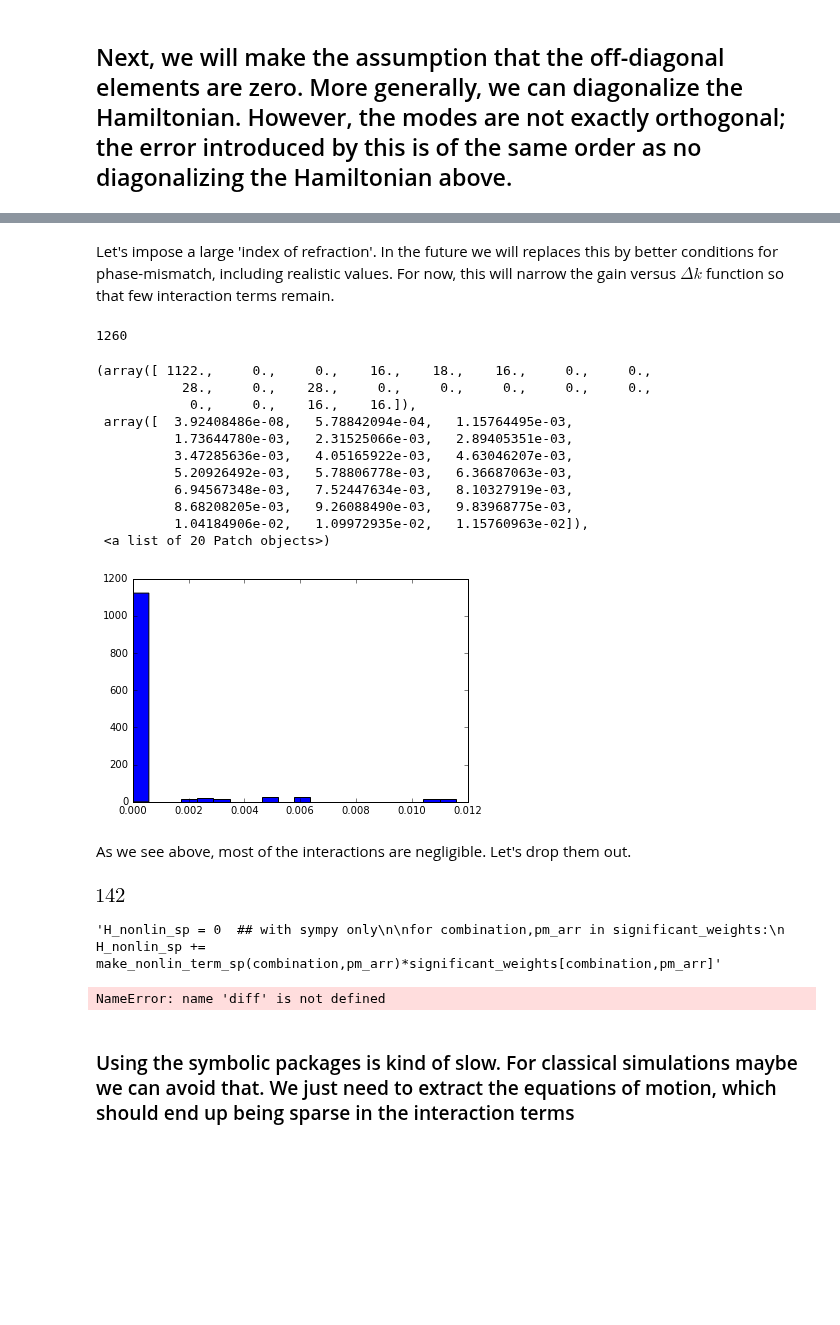
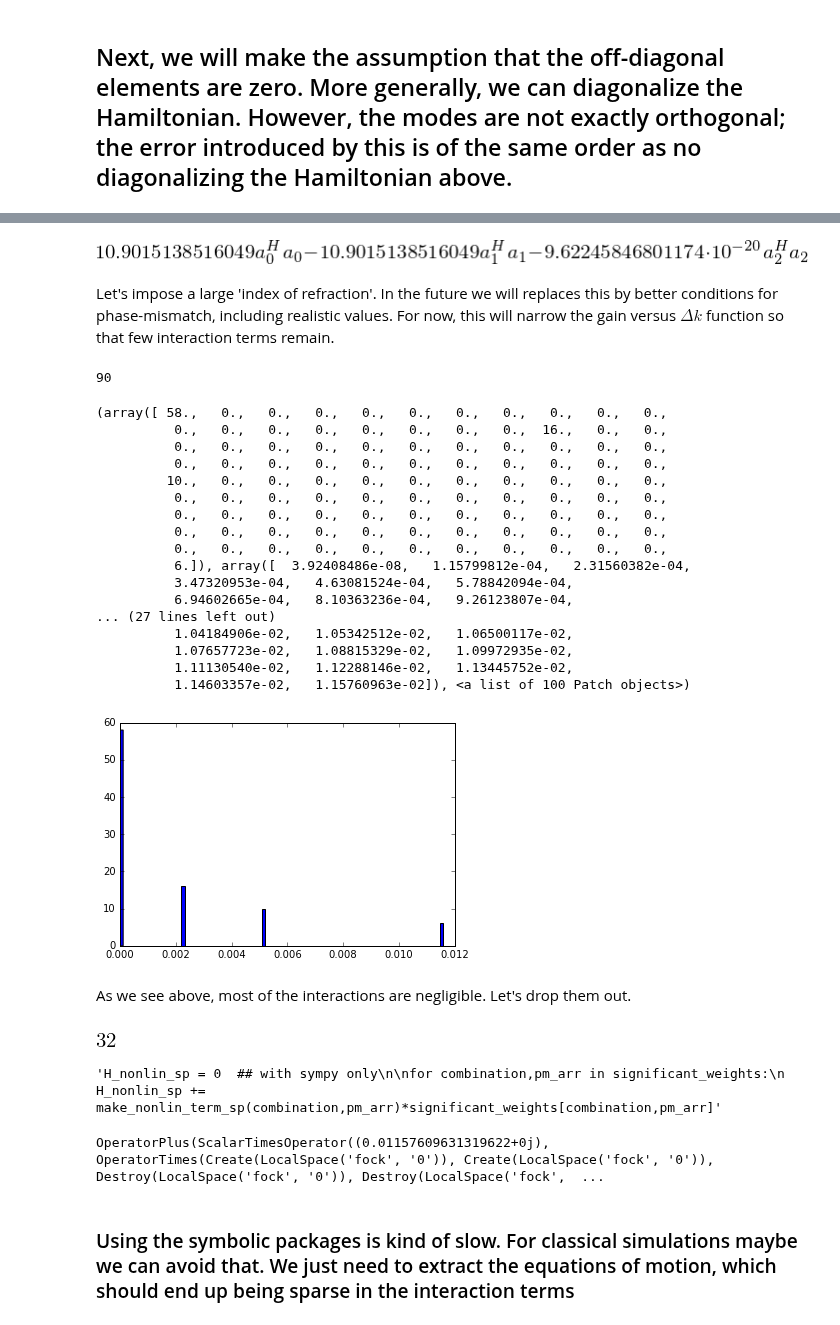
Before and after one commit to tabakg/potapov_interpolation, a Jupyter notebook: Testing_make_nonlinear_interaction.ipynb, the cells around one changed output, grey strips where cells are left out. Saved outputs shown, nothing was run; the diff lists cells and outputs as text; code cells hidden in the pictures; blank space fills up the shorter version.

```diff
--- a/Testing_make_nonlinear_interaction.ipynb
+++ b/Testing_make_nonlinear_interaction.ipynb
@@ -89,7 +89,7 @@ import sympy as sp
 import itertools
 from qnet.algebra.circuit_algebra import *
 # %%
-Ex = Examples.Example3(r1 = 0.9, r3 = 0.9, max_linewidth=35.,max_freq=15.)
+Ex = Examples.Example3(r1 = 0.9, r3 = 0.9, max_linewidth=35.,max_freq=25.)
 Ex.run_Potapov()
 E = Ex.E
 roots = Ex.roots
@@ -107,7 +109,7 @@ roots
 
 delay_index = 0
 start_nonlin = 0.
-end_nonlin = .1
+duration_nonlin = .1
 # %%
 len(roots)
 # %% [output]
@@ -224,6 +291,10 @@ def make_nonlin_term(combination,pm_arr):
         else:
             r *= a_[index]
     return r
+# %%
+H_lin_sp
+# %% [output]
+[figure, added]
 # %% [markdown]
 Let's impose a large 'index of refraction'. In the future we will replaces this by better conditions for phase-mismatch, including realistic values. For now, this will narrow the gain versus $\Delta k$ function so that few interaction terms remain.
 # %%
@@ -231,7 +302,7 @@ def weight(combination,pm_arr):
     roots_to_use = np.array([roots[i] for i in combination])
     modes_to_use = [modes[i] for i in combination]
     return functions.make_nonlinear_interaction(roots_to_use, modes_to_use, delays, delay_index,
-                                start_nonlin,end_nonlin,pm_arr,
+                                start_nonlin,duration_nonlin,pm_arr,
                                 indices_of_refraction = [1000.]*len(combination),
                                 eps=1e-12,func=lambda z : z.imag)
 # %%
@@ -248,22 +319,28 @@ for pm_arr in list_of_pm_arr:
         weights[tuple(combination),tuple(pm_arr)] = weight(combination,pm_arr)
 print count
 # %% [output]
-1260
+90
 # %%
-plt.hist([abs(x) for x in [weights[key] for key in weights] ],bins=20)
+plt.hist([abs(x) for x in [weights[key] for key in weights] ],bins=100)
 # %% [output]
-(array([ 1122.,     0.,     0.,    16.,    18.,    16.,     0.,     0.,
-           28.,     0.,    28.,     0.,     0.,     0.,     0.,     0.,
-            0.,     0.,    16.,    16.]),
- array([  3.92408486e-08,   5.78842094e-04,   1.15764495e-03,
-          1.73644780e-03,   2.31525066e-03,   2.89405351e-03,
-          3.47285636e-03,   4.05165922e-03,   4.63046207e-03,
-          5.20926492e-03,   5.78806778e-03,   6.36687063e-03,
-          6.94567348e-03,   7.52447634e-03,   8.10327919e-03,
-          8.68208205e-03,   9.26088490e-03,   9.83968775e-03,
-          1.04184906e-02,   1.09972935e-02,   1.15760963e-02]),
- <a list of 20 Patch objects>)
+(array([ 58.,   0.,   0.,   0.,   0.,   0.,   0.,   0.,   0.,   0.,   0.,
+          0.,   0.,   0.,   0.,   0.,   0.,   0.,   0.,  16.,   0.,   0.,
+          0.,   0.,   0.,   0.,   0.,   0.,   0.,   0.,   0.,   0.,   0.,
+          0.,   0.,   0.,   0.,   0.,   0.,   0.,   0.,   0.,   0.,   0.,
+         10.,   0.,   0.,   0.,   0.,   0.,   0.,   0.,   0.,   0.,   0.,
+          0.,   0.,   0.,   0.,   0.,   0.,   0.,   0.,   0.,   0.,   0.,
+          0.,   0.,   0.,   0.,   0.,   0.,   0.,   0.,   0.,   0.,   0.,
+          0.,   0.,   0.,   0.,   0.,   0.,   0.,   0.,   0.,   0.,   0.,
+          0.,   0.,   0.,   0.,   0.,   0.,   0.,   0.,   0.,   0.,   0.,
+          6.]), array([  3.92408486e-08,   1.15799812e-04,   2.31560382e-04,
+          3.47320953e-04,   4.63081524e-04,   5.78842094e-04,
+          6.94602665e-04,   8.10363236e-04,   9.26123807e-04,
+... (27 lines left out)
+          1.04184906e-02,   1.05342512e-02,   1.06500117e-02,
+          1.07657723e-02,   1.08815329e-02,   1.09972935e-02,
+          1.11130540e-02,   1.12288146e-02,   1.13445752e-02,
+          1.14603357e-02,   1.15760963e-02]), <a list of 100 Patch objects>)
-[figure, old version]
+[figure, new version]
 # %% [markdown]
 As we see above, most of the interactions are negligible. Let's drop them out.
 # %%
@@ -273,7 +350,7 @@ significant_weights = dict((key,weights[key]) for key in significant_weight_keys
 # %%
 len(significant_weights)
 # %% [output]
-[figure, old version]
+[figure, new version]
 # %%
 '''H_nonlin_sp = 0  ## with sympy only
 
@@ -291,7 +366,7 @@ for combination,pm_arr in significant_weights:
-# %%
-diff(H_nonlin,a_[i])
-# %% [output]
-NameError: name 'diff' is not defined
+# %%
+H_nonlin
+# %% [output]
+OperatorPlus(ScalarTimesOperator((0.01157609631319622+0j), OperatorTimes(Create(LocalSpace('fock', '0')), Create(LocalSpace('fock', '0')), Destroy(LocalSpace('fock', '0')), Destroy(LocalSpace('fock',  ...
 # %% [markdown]
 ### Using the symbolic packages is kind of slow. For classical simulations maybe we can avoid that. We just need to extract the equations of motion, which should end up being sparse in the interaction terms
 # %%
```
Also changed, not shown: parts of 16 cells of this notebook, 2 other files.
